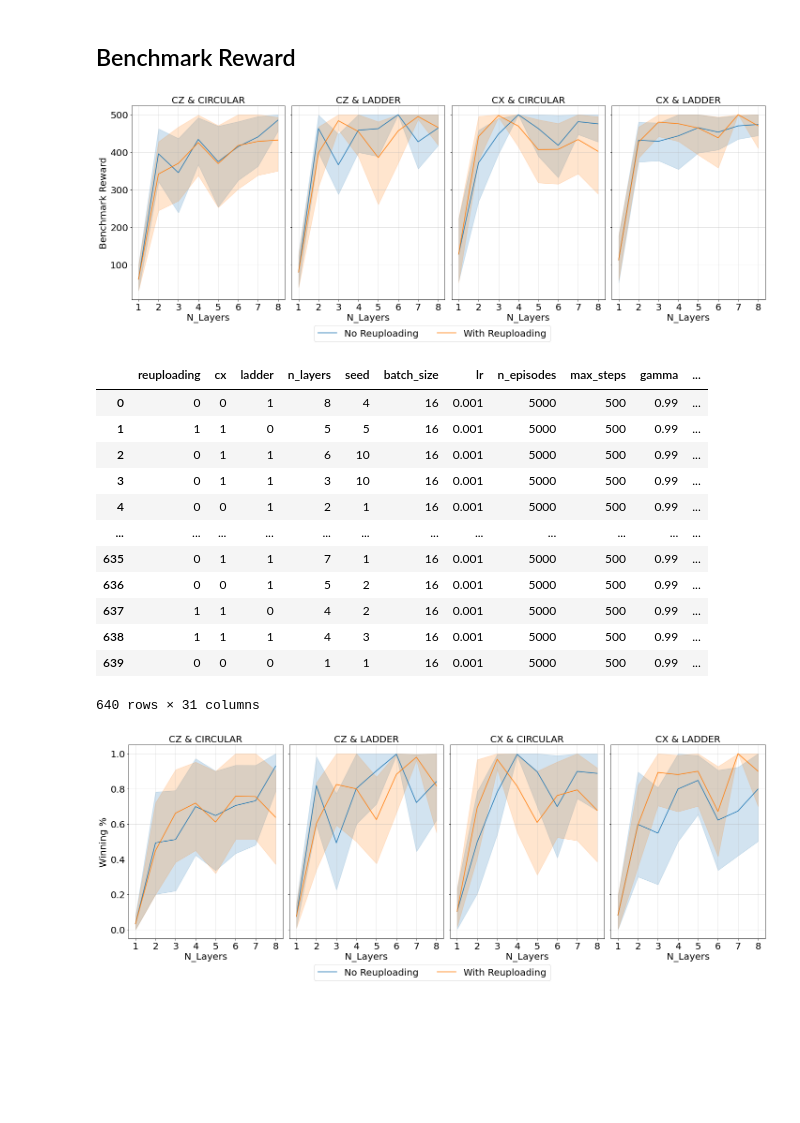
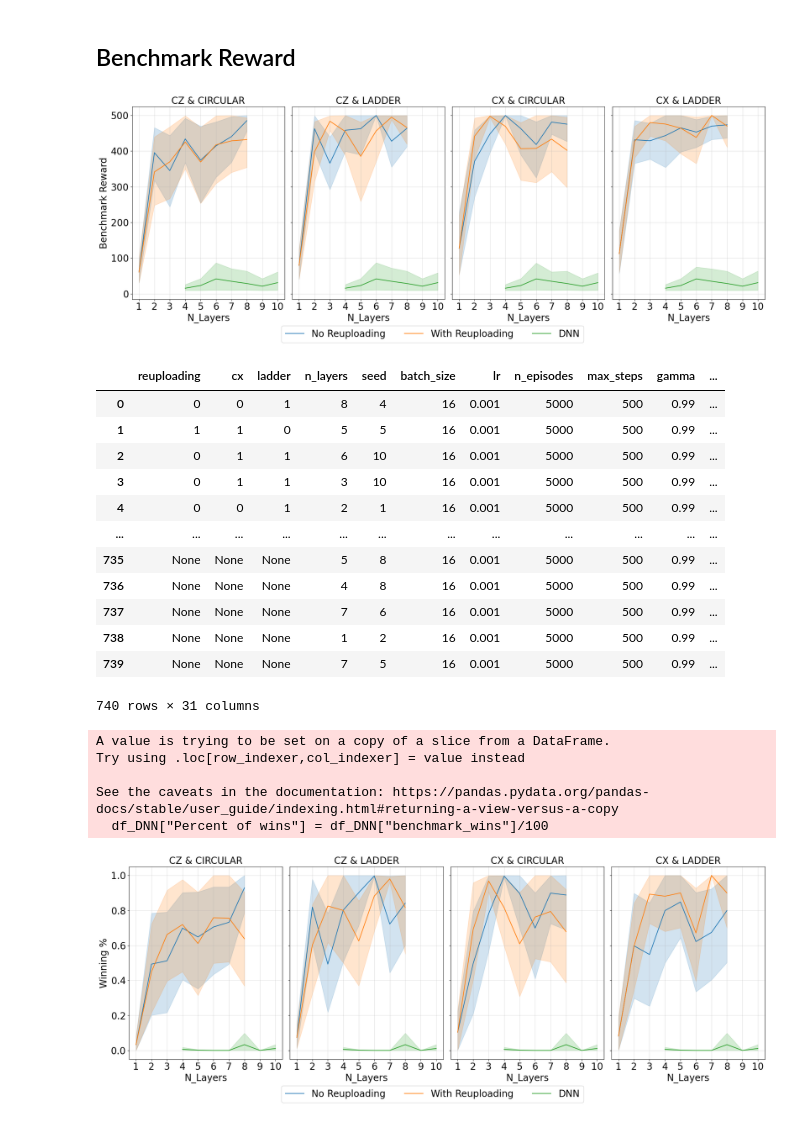
Before and after one commit to mcpeixoto/ReinforcementQML, a Jupyter notebook: plot.ipynb, the cells around one changed output. Cells and saved outputs as stored; diff of their text form; code cells hidden in the pictures; blank space fills up the shorter version.

```diff
--- a/plot.ipynb
+++ b/plot.ipynb
@@ -92,7 +92,7 @@ df.head()
 | 4 | 0 | 0 | 1 | 2 | 1 | 16 | 0.001 | 5000 | 500 | 0.99 | ... |
 5 rows × 30 columns
 # %%
-model_path = 'models_classic'
+model_path = 'models_DNN_fast'
 models = glob(join(model_path, '*'))
 
 # df = pd.DataFrame(columns=['reuploading', 'cx', 'ladder', 'n_layers', 'seed', 'batch_size', 'lr', 'n_episodes', 'win_episodes_thr', 'max_steps', 'gamma', 'is_classical', 'epsilon_start', 'epsilon_decay', 'epsilon_min', 'buffer_size', 'target_update_freq', 'online_train_freq', 'win_thr', 'rewards', 'done', 'win', 'episode', 'benchmark_rewards', 'benchmark_wins'])
@@ -127,6 +127,14 @@ for model in tqdm(models):
     # Load benchmark results #
     ##########################
 
+    if not exists(join(model, 'benchmark.pkl')):
+        params['benchmark_rewards'] = None
+        params['benchmark_wins'] = None
+
+        dfs.append(pd.DataFrame(params, index=[0]))
+        print(f'[WARNING] No benchmark for {model}')
+        continue
+
     with open(join(model, 'benchmark.pkl'), 'rb') as f:
         rewards_in_episode = pickle.load(f) # This has a shape of (100, inhomogeneous)
 
@@ -138,7 +146,7 @@ for model in tqdm(models):
     rewards_in_episode = np.nansum(rewards_in_episode, axis=1)
 
     # Count the number of times is equal to 500
-    n_wins = np.sum(rewards_in_episode == 500)
+    n_wins = np.sum(rewards_in_episode >= 499)
 
 
     rewards_in_episode = np.mean(rewards_in_episode, axis=0)
@@ -478,6 +505,20 @@ for cx in range(2):
             ax=ax_,
             palette=palette,
             legend=True,
+        )
+
+        # Plot DNN
+        sns.lineplot(
+            x="n_layers",
+            y="benchmark_rewards",
+            data=df[df['is_classical'] == True],
+            markers=True,
+            dashes=True,
+            markersize=8,
+            ax=ax_,
+            color="C2",
+            legend=True,
+            label="DNN"
         )
 
         ax_.set(xticks=df["n_layers"].unique())
@@ -511,7 +552,7 @@ fig.tight_layout()
 # Save figure
 fig.savefig(join(FIGURES_DIR, "benchmark_reward.pdf"), dpi=300, bbox_inches="tight")
 # %% [output]
-[figure, old version]
+[figure, new version]
 # %%
 df
 # %% [output]
@@ -522,12 +563,12 @@ df
 | 3 | 0 | 1 | 1 | 3 | 10 | 16 | 0.001 | 5000 | 500 | 0.99 | ... |
 | 4 | 0 | 0 | 1 | 2 | 1 | 16 | 0.001 | 5000 | 500 | 0.99 | ... |
 | ... | ... | ... | ... | ... | ... | ... | ... | ... | ... | ... | ... |
-| 635 | 0 | 1 | 1 | 7 | 1 | 16 | 0.001 | 5000 | 500 | 0.99 | ... |
-| 636 | 0 | 0 | 1 | 5 | 2 | 16 | 0.001 | 5000 | 500 | 0.99 | ... |
-| 637 | 1 | 1 | 0 | 4 | 2 | 16 | 0.001 | 5000 | 500 | 0.99 | ... |
-| 638 | 1 | 1 | 1 | 4 | 3 | 16 | 0.001 | 5000 | 500 | 0.99 | ... |
-| 639 | 0 | 0 | 0 | 1 | 1 | 16 | 0.001 | 5000 | 500 | 0.99 | ... |
+| 735 | None | None | None | 5 | 8 | 16 | 0.001 | 5000 | 500 | 0.99 | ... |
+| 736 | None | None | None | 4 | 8 | 16 | 0.001 | 5000 | 500 | 0.99 | ... |
+| 737 | None | None | None | 7 | 6 | 16 | 0.001 | 5000 | 500 | 0.99 | ... |
+| 738 | None | None | None | 1 | 2 | 16 | 0.001 | 5000 | 500 | 0.99 | ... |
+| 739 | None | None | None | 7 | 5 | 16 | 0.001 | 5000 | 500 | 0.99 | ... |
-640 rows × 31 columns
+740 rows × 31 columns
 # %%
 fig, ax = plt.subplots(1, 4, figsize=(20, 7), sharey=True)
 
@@ -540,6 +581,7 @@ TICK_SIZE = 20
 
 # Calculate the percentage of wins
 df["Percent of wins"] = df["benchmark_wins"]/100
+df_DNN["Percent of wins"] = df_DNN["benchmark_wins"]/100
 
 
 
@@ -560,40 +602,59 @@ for cx in range(2):
             ax=ax_,
             palette=palette,
             legend=True,
+        )
+
+        # Plot DNN
+        sns.lineplot(
+            x="n_layers",
+            y="Percent of wins",
+            data=df[df['is_classical'] == True],
+            markers=True,
+            dashes=True,
+            markersize=8,
+            ax=ax_,
+            color="C2",
+            legend=True,
+            label="DNN"
         )
 
         ax_.set(xticks=df["n_layers"].unique())
         if bool(cx) and bool(ladder):
             ax_.set_title("CX & LADDER", fontsize=BIGGER_SIZE)
         elif bool(cx) and not bool(ladder):
             ax_.set_title("CX & CIRCULAR", fontsize=BIGGER_SIZE)
         elif not bool(cx) and bool(ladder):
             ax_.set_title("CZ & LADDER", fontsize=BIGGER_SIZE)
         else:
             ax_.set_title("CZ & CIRCULAR", fontsize=BIGGER_SIZE)
         ax_.set_xlabel("N_Layers", fontsize=MEDIUM_SIZE)
         ax_.set_ylabel("Winning %", fontsize=MEDIUM_SIZE)
         ax_.legend(fontsize=LEGEND_SIZE)
         ax_.tick_params(axis="both", which="major", labelsize=TICK_SIZE)
 
 lines_labels = [ax.get_legend_handles_labels() for ax in fig.axes[:1]]
 lines, labels = [sum(lol, []) for lol in zip(*lines_labels)]
 
 
 labels = ["No Reuploading", "With Reuploading", "DNN"]
 fig.legend(lines, labels, loc="lower center", ncol=3, fontsize=LEGEND_SIZE, bbox_to_anchor=(0.5, -0.08))
 
 # Remove all legends
 for ax in fig.axes:
     if ax.get_legend() is not None:
         ax.get_legend().remove()
 
 fig.tight_layout()
 
 # Save figure
 fig.savefig(join(FIGURES_DIR, "benchmark_percentage.pdf"), dpi=300, bbox_inches="tight")
 # %% [output]
+A value is trying to be set on a copy of a slice from a DataFrame.
+Try using .loc[row_indexer,col_indexer] = value instead
+
+See the caveats in the documentation: https://pandas.pydata.org/pandas-docs/stable/user_guide/indexing.html#returning-a-view-versus-a-copy
+  df_DNN["Percent of wins"] = df_DNN["benchmark_wins"]/100
-[figure, old version]
+[figure, new version]
 # %%
 fig, ax = plt.subplots(2, 2, figsize=(12, 12), sharey=True)
 
```
Also changed, not shown: parts of 7 cells of this notebook.
